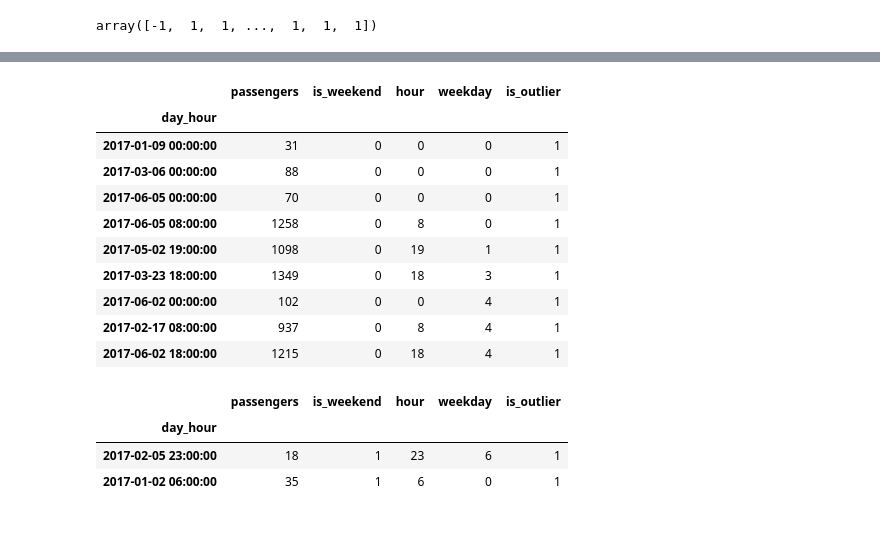
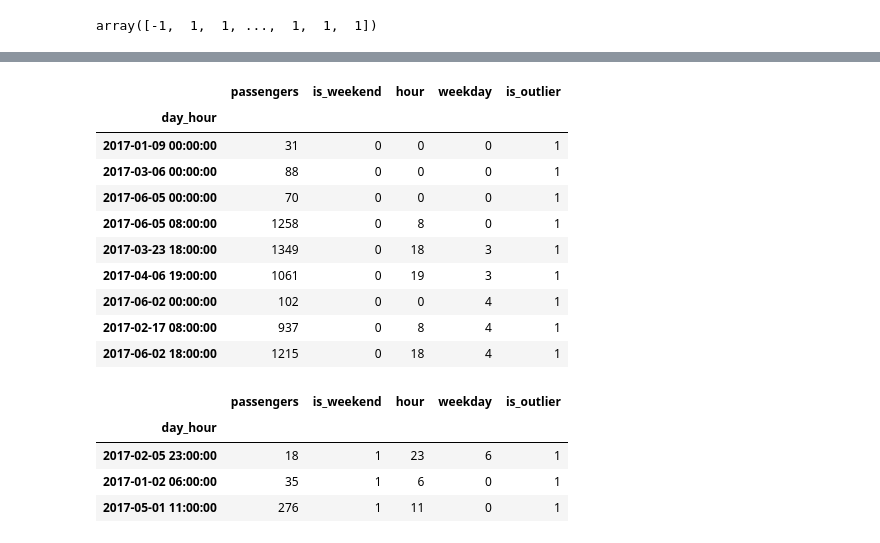
Before and after one commit to mikhnev/nir, a Jupyter notebook: khimki_2017_jan-jun.ipynb, the cells around one changed output, grey strips where cells are left out. Saved outputs shown, nothing was run; the diff lists cells and outputs as text; code cells hidden in the pictures.

```diff
--- a/khimki_2017_jan-jun.ipynb
+++ b/khimki_2017_jan-jun.ipynb
@@ -671,8 +673,8 @@ def get_outliers_iqr(data):
     return df.loc[df.is_outlier == 1]
     '''
 # %%
-wd_out = get_outliers_iqr(data_d)
-wd_out.head()
+outliers_iqr_wd = get_outliers_iqr(data_d)
+outliers_iqr_wd.head()
 # %% [output]
 weekday 0, hour 0, down 37.0, up 69.0
 weekday 0, hour 1, down -2.0, up 46.0
@@ -799,12 +799,12 @@ isolation_forest.fit(scaled_data_weekdays)
 
 isolation_outliers = isolation_forest.predict(scaled_data_weekdays)
 isolation_outliers = np.array([1 if label == -1 else 0 for label in isolation_outliers])
-labeled_data_wd = data_d.copy()
-labeled_data_wd['is_outlier'] = isolation_outliers
-outliers_wd = labeled_data_wd.loc[labeled_data_wd.is_outlier == 1]
+iforest_wd = data_d.copy()
+iforest_wd['is_outlier'] = isolation_outliers
+outliers_if_wd = iforest_wd.loc[iforest_wd.is_outlier == 1]
 plt.figure(figsize=(25, 10))
 plt.plot(data_d.passengers)
-plt.plot(outliers_wd.passengers, 'o')
+plt.plot(outliers_if_wd.passengers, 'o')
 # %% [output]
 threshold_ attribute is deprecated in 0.20 and will be removed in 0.22.
 [<matplotlib.lines.Line2D at 0x...>]
@@ -886,21 +888,22 @@ DatetimeIndex(['2017-02-05 23:00:00', '2017-01-02 06:00:00'], dtype='datetime64[
 # %%
-wd_out.join(outliers_wd, how='inner', rsuffix='_').drop(['passengers_','is_weekend_', 'hour_', 'weekday_', 'is_outlier_'], axis=1)
+outliers_iqr_wd.join(outliers_if_wd, how='inner', rsuffix='_').drop(['passengers_','is_weekend_', 'hour_', 'weekday_', 'is_outlier_'], axis=1)
 # %% [output]
 |  | passengers | is_weekend | hour | weekday | is_outlier |
 | day_hour |  |  |  |  |  |
 | 2017-01-09 00:00:00 | 31 | 0 | 0 | 0 | 1 |
 | 2017-03-06 00:00:00 | 88 | 0 | 0 | 0 | 1 |
 | 2017-06-05 00:00:00 | 70 | 0 | 0 | 0 | 1 |
 | 2017-06-05 08:00:00 | 1258 | 0 | 8 | 0 | 1 |
-| 2017-05-02 19:00:00 | 1098 | 0 | 19 | 1 | 1 |
 | 2017-03-23 18:00:00 | 1349 | 0 | 18 | 3 | 1 |
+| 2017-04-06 19:00:00 | 1061 | 0 | 19 | 3 | 1 |
 | 2017-06-02 00:00:00 | 102 | 0 | 0 | 4 | 1 |
 | 2017-02-17 08:00:00 | 937 | 0 | 8 | 4 | 1 |
 | 2017-06-02 18:00:00 | 1215 | 0 | 18 | 4 | 1 |
 # %%
-we_out.join(outliers_we, how='inner', rsuffix='_').drop(['passengers_','is_weekend_', 'hour_', 'weekday_', 'is_outlier_'], axis=1)
+outliers_iqr_we.join(outliers_if_we, how='inner', rsuffix='_').drop(['passengers_','is_weekend_', 'hour_', 'weekday_', 'is_outlier_'], axis=1)
 # %% [output]
 |  | passengers | is_weekend | hour | weekday | is_outlier |
 | day_hour |  |  |  |  |  |
 | 2017-02-05 23:00:00 | 18 | 1 | 23 | 6 | 1 |
 | 2017-01-02 06:00:00 | 35 | 1 | 6 | 0 | 1 |
+| 2017-05-01 11:00:00 | 276 | 1 | 11 | 0 | 1 |
```
Also changed, not shown: parts of 29 cells of this notebook.
